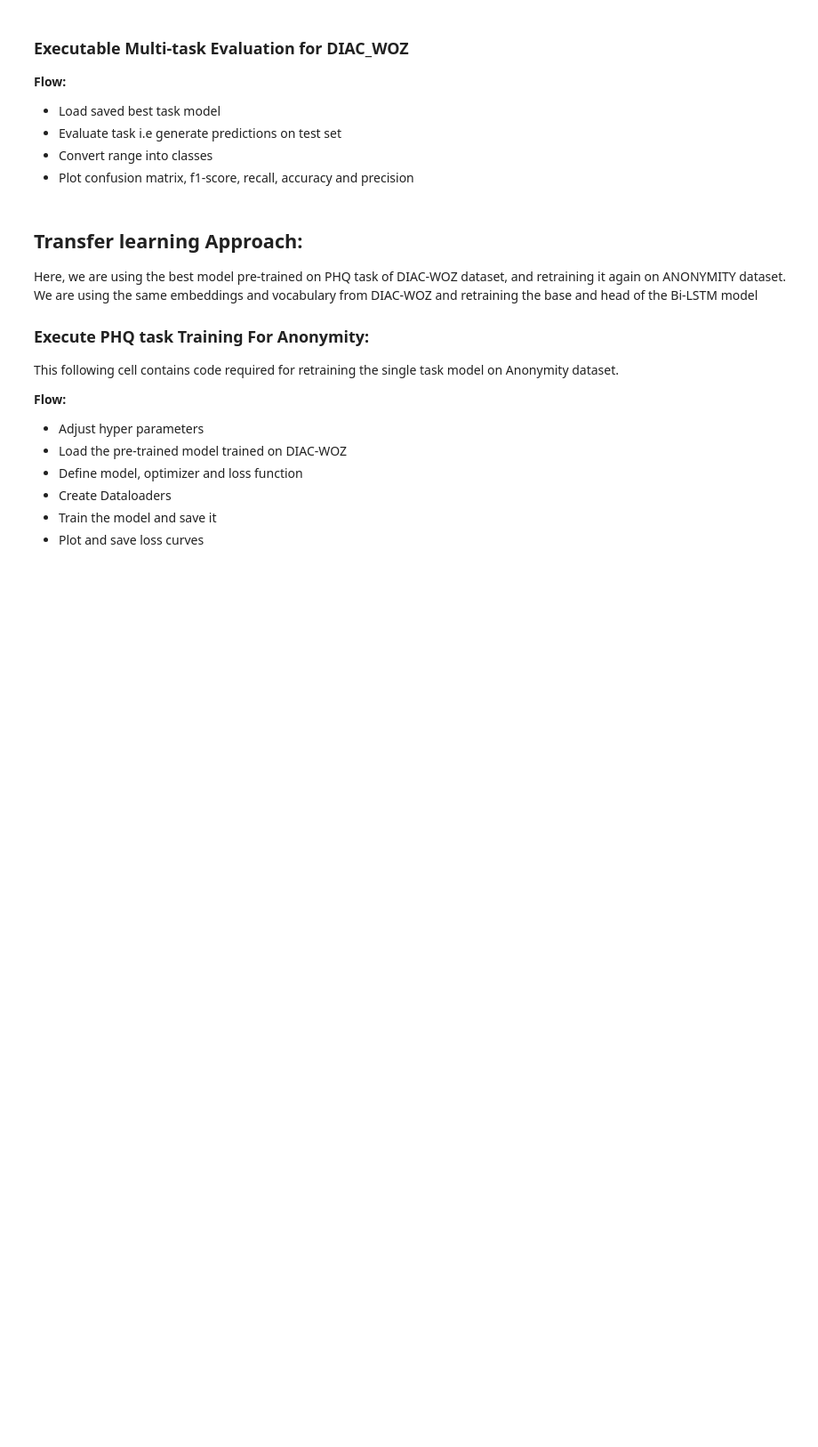
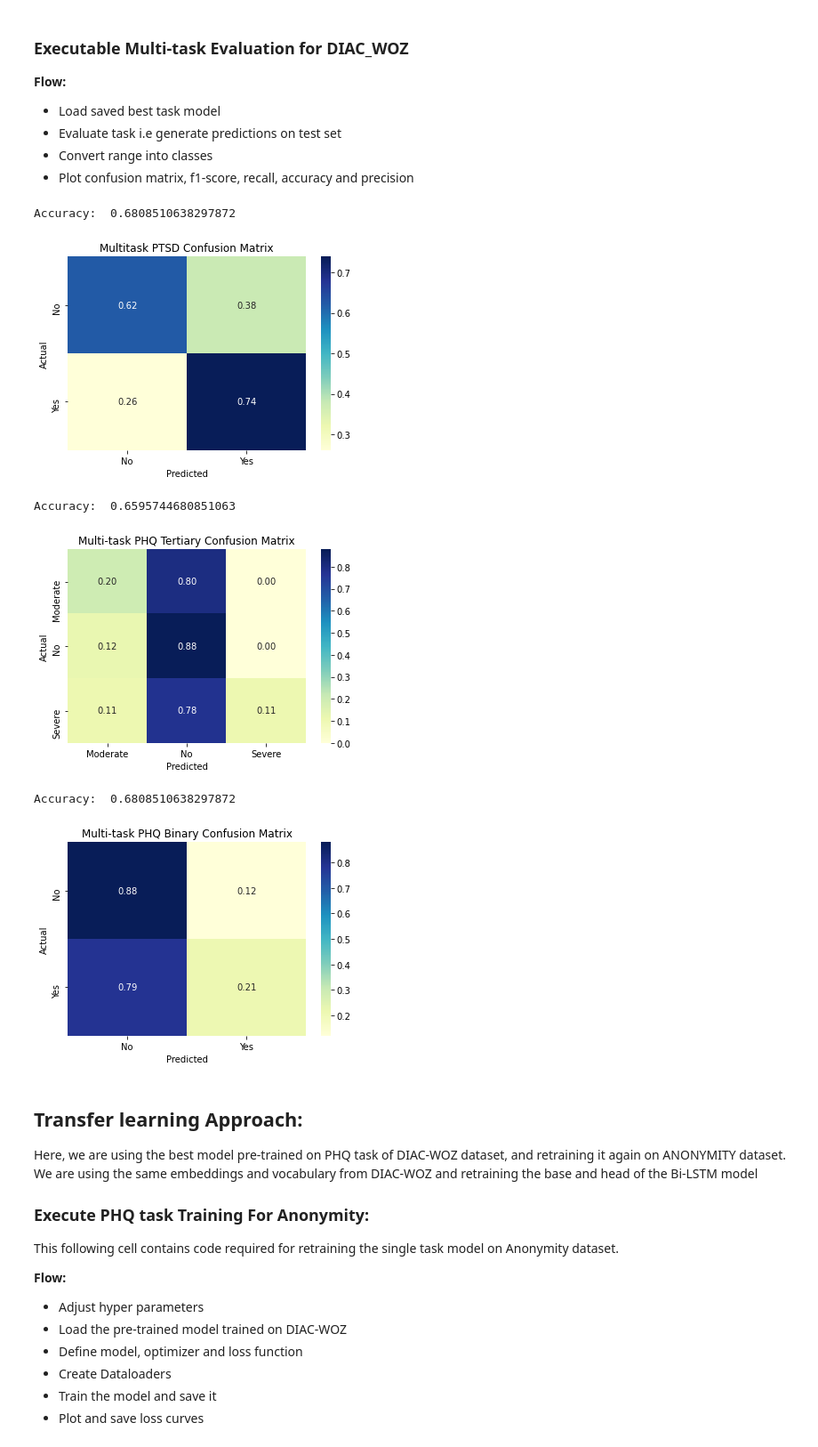
Before and after one commit to Alpha-Raj/Depression-Detection, a Jupyter notebook: Depression_detectoin.ipynb, the cells around one changed output. Shown at 89% size. Drawn from its saved outputs; the diff is of its cells as text; code cells hidden in the pictures; blank space fills up the shorter version.

```diff
--- a/Depression_detectoin.ipynb
+++ b/Depression_detectoin.ipynb
@@ -50,7 +50,7 @@ PHQ_MAX_VAL = 23
 PTSD_MAX_VAL = 85
 
 # to store model checkpoints and graphical results of the trained model
-MODEL_CHECKPOINT = 'checkpoints/'
+MODEL_CHECKPOINT = 'model_checkpoints/'
 VISUALIZATION = 'results/'
 
 if not os.path.isdir(MODEL_CHECKPOINT):
@@ -1105,11 +1171,21 @@ write_stats(model,"Singletask_details.txt", epoch_val, learning_rates, "Single")
 * Convert range into classes
 * Plot confusion matrix, f1-score, recall, accuracy and precision
 # %%
+# Non-tuneable parameters
+vocab_size = 8360
+embedding_dim = 300
+hidden_dim = 128
+
 # Select task
-task = "PTSD"
+task = "PHQ"
+earlystop = False
 
-phq_model  = MODEL_CHECKPOINT + 'singletask_PHQ_early_stopping_bilstm_model.pth'
-ptsd_model = MODEL_CHECKPOINT + 'singletask_PTSD_early_stopping_bilstm_model.pth'
+if earlystop:
+    phq_model  = MODEL_CHECKPOINT + 'singletask_PHQ_early_stopping_bilstm_model.pth'
+    ptsd_model = MODEL_CHECKPOINT + 'singletask_PTSD_early_stopping_bilstm_model.pth'
+else:
+    phq_model  = MODEL_CHECKPOINT + 'singletask_PHQ_bilstm_model.pth'
+    ptsd_model = MODEL_CHECKPOINT + 'singletask_PTSD_bilstm_model.pth'
 
 if task == "PHQ":
     path =  phq_model
@@ -1174,7 +1250,11 @@ elif task == "PHQ":
 * Convert range into classes
 * Plot confusion matrix, f1-score, recall, accuracy and precision
 # %%
-multitask_model = MODEL_CHECKPOINT + 'multitask_bilstm_model.pth'
+early_stop = True
+if early_stop:
+    multitask_model = MODEL_CHECKPOINT + 'multitask_early_stopping_bilstm_model.pth'
+else:
+    multitask_model = MODEL_CHECKPOINT + 'multitask_bilstm_model.pth'
 
 # load saved best model
 load_multi_model = Multi_Task_Model(vocab_size, embedding_dim, hidden_dim, embed_matrix).to(DEVICE)
@@ -1188,36 +1268,44 @@ actual_phq, actual_ptsd, output_phq, output_ptsd = evaluate_multi_task(load_mult
 multitask_ptsd_true_label = classify_ptsd(actual_ptsd)
 multitask_ptsd_pred_label = classify_ptsd(output_ptsd)
 
 multitask_binary_phq_true_label = classify_phq(actual_phq, 'Two')
 multitask_tertiary_phq_true_label = classify_phq(actual_phq, 'Three')
 multitask_binary_phq_pred_label = classify_phq(output_phq, 'Two')
 multitask_tertiary_phq_pred_label = classify_phq(output_phq, 'Three')
 
 # Plot confusion matrix and performance metrics report
 target_names = ["No", "Yes"]
 title = "Multitask PTSD Confusion Matrix"
 report_name = "Multitask_PTSD_Metrics.txt"
-
+task = "PTSD"
 print_accuracy(multitask_ptsd_true_label, multitask_ptsd_pred_label)
-plot_cm(multitask_ptsd_true_label, multitask_ptsd_pred_label, target_names, title, "Multitask_"+task, TYPE)
+plot_cm(multitask_ptsd_true_label, multitask_ptsd_pred_label, target_names, title, "Multitask_"+task, "")
 get_classification_report(multitask_ptsd_true_label, multitask_ptsd_pred_label, target_names, target_names, report_name)
 
 
 target_names = ["Moderate", "No", "Severe"]
 title = "Multi-task PHQ Tertiary Confusion Matrix"
 report_name = "Multitask_Tertiary_PHQ_Metrics.txt"
-
+task = "PHQ"
 print_accuracy(multitask_tertiary_phq_true_label, multitask_tertiary_phq_pred_label)
 plot_cm(multitask_tertiary_phq_true_label, multitask_tertiary_phq_pred_label, target_names, title, "Multitask_"+task, 'Tertiary')
 get_classification_report(multitask_tertiary_phq_true_label, multitask_tertiary_phq_pred_label, target_names, target_names, report_name)
 
 target_names = ["No", "Yes"]
 title = "Multi-task PHQ Binary Confusion Matrix"
 report_name = "Multitask_Binary_PHQ_Metrics.txt"
+task = "PHQ"
 
 print_accuracy(multitask_binary_phq_true_label, multitask_binary_phq_pred_label)
 plot_cm(multitask_binary_phq_true_label, multitask_binary_phq_pred_label, target_names, title, "Multitask_"+task, "Binary")
 get_classification_report(multitask_binary_phq_true_label, multitask_binary_phq_pred_label, target_names, target_names, report_name)
+# %% [output]
+Accuracy:  0.6808510638297872
+[figure, added]
+Accuracy:  0.6595744680851063
+[figure, added]
+Accuracy:  0.6808510638297872
+[figure, added]
 # %% [markdown]
 ## Transfer learning Approach:
 
```
Also changed, not shown: parts of 11 cells of this notebook.
